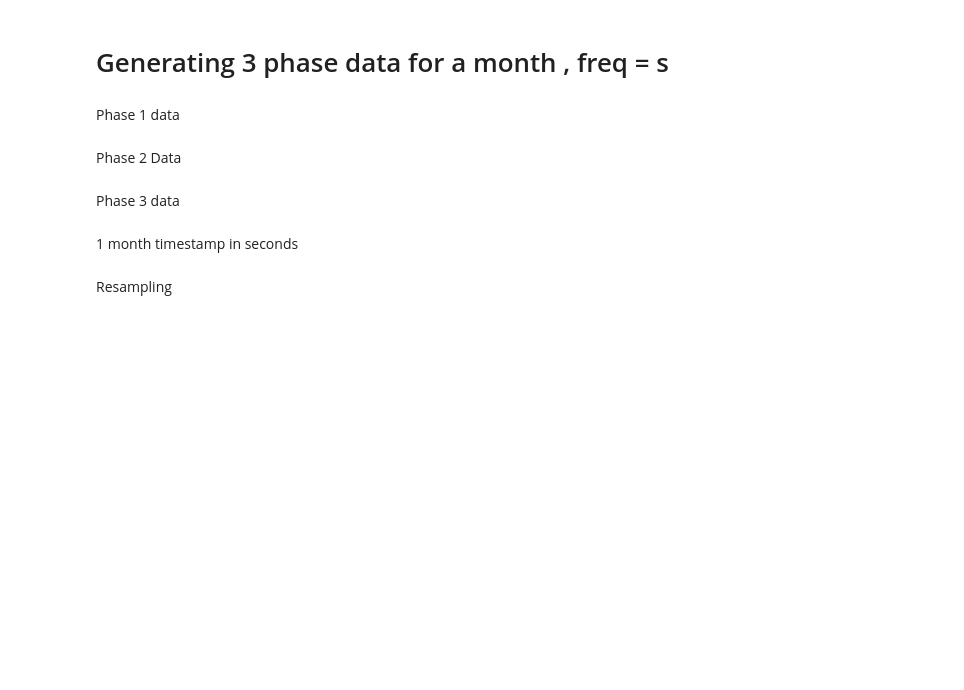
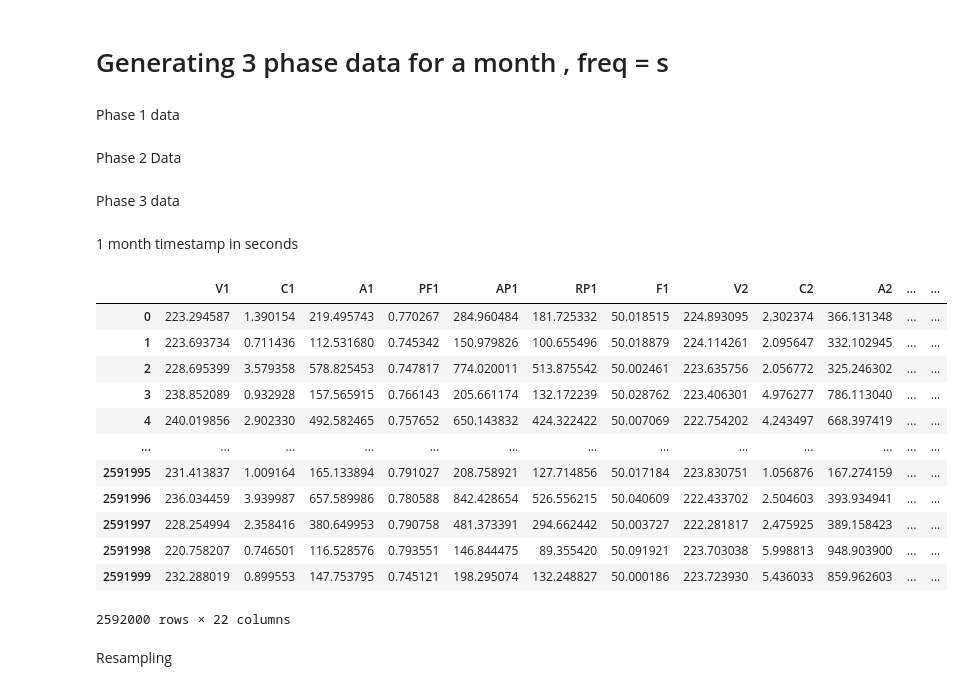
Before and after one commit to caxefaizan/S3_bucket_manipulation, a Jupyter notebook: Complete scenario.ipynb, the cells around one changed output. Drawn from its saved outputs; the diff is of its cells as text; code cells hidden in the pictures; blank space fills up the shorter version.

```diff
--- a/Complete scenario.ipynb
+++ b/Complete scenario.ipynb
@@ -88,6 +88,22 @@ T= pd.date_range(start='2020-8-12',periods=2592000,freq='S')
 df = pd.DataFrame({'V1':V1,'C1':C1,'A1':A1,'PF1':PF1,'AP1':AP1,'RP1':RP1,'F1':F1,
                   'V2':V2,'C2':C2,'A2':A2,'PF2':PF2,'AP2':AP2,'RP2':RP2,'F2':F2,
                   'V3':V3,'C3':C3,'A3':A3,'PF3':PF3,'AP3':AP3,'RP3':RP3,'F3':F3,'T':T})
+# %%
+df
+# %% [output]
+|  | V1 | C1 | A1 | PF1 | AP1 | RP1 | F1 | V2 | C2 | A2 | ... | ... |
+| 0 | 223.294587 | 1.390154 | 219.495743 | 0.770267 | 284.960484 | 181.725332 | 50.018515 | 224.893095 | 2.302374 | 366.131348 | ... | ... |
+| 1 | 223.693734 | 0.711436 | 112.531680 | 0.745342 | 150.979826 | 100.655496 | 50.018879 | 224.114261 | 2.095647 | 332.102945 | ... | ... |
+| 2 | 228.695399 | 3.579358 | 578.825453 | 0.747817 | 774.020011 | 513.875542 | 50.002461 | 223.635756 | 2.056772 | 325.246302 | ... | ... |
+| 3 | 238.852089 | 0.932928 | 157.565915 | 0.766143 | 205.661174 | 132.172239 | 50.028762 | 223.406301 | 4.976277 | 786.113040 | ... | ... |
+| 4 | 240.019856 | 2.902330 | 492.582465 | 0.757652 | 650.143832 | 424.322422 | 50.007069 | 222.754202 | 4.243497 | 668.397419 | ... | ... |
+| ... | ... | ... | ... | ... | ... | ... | ... | ... | ... | ... | ... | ... |
+| 2591995 | 231.413837 | 1.009164 | 165.133894 | 0.791027 | 208.758921 | 127.714856 | 50.017184 | 223.830751 | 1.056876 | 167.274159 | ... | ... |
+| 2591996 | 236.034459 | 3.939987 | 657.589986 | 0.780588 | 842.428654 | 526.556215 | 50.040609 | 222.433702 | 2.504603 | 393.934941 | ... | ... |
+| 2591997 | 228.254994 | 2.358416 | 380.649953 | 0.790758 | 481.373391 | 294.662442 | 50.003727 | 222.281817 | 2.475925 | 389.158423 | ... | ... |
+| 2591998 | 220.758207 | 0.746501 | 116.528576 | 0.793551 | 146.844475 | 89.355420 | 50.091921 | 223.703038 | 5.998813 | 948.903900 | ... | ... |
+| 2591999 | 232.288019 | 0.899553 | 147.753795 | 0.745121 | 198.295074 | 132.248827 | 50.000186 | 223.723930 | 5.436033 | 859.962603 | ... | ... |
+2592000 rows × 22 columns
 # %%
 df = df.set_index('T')
 # %% [markdown]
```
Also changed, not shown: parts of 1 cell of this notebook, 3 other files.
